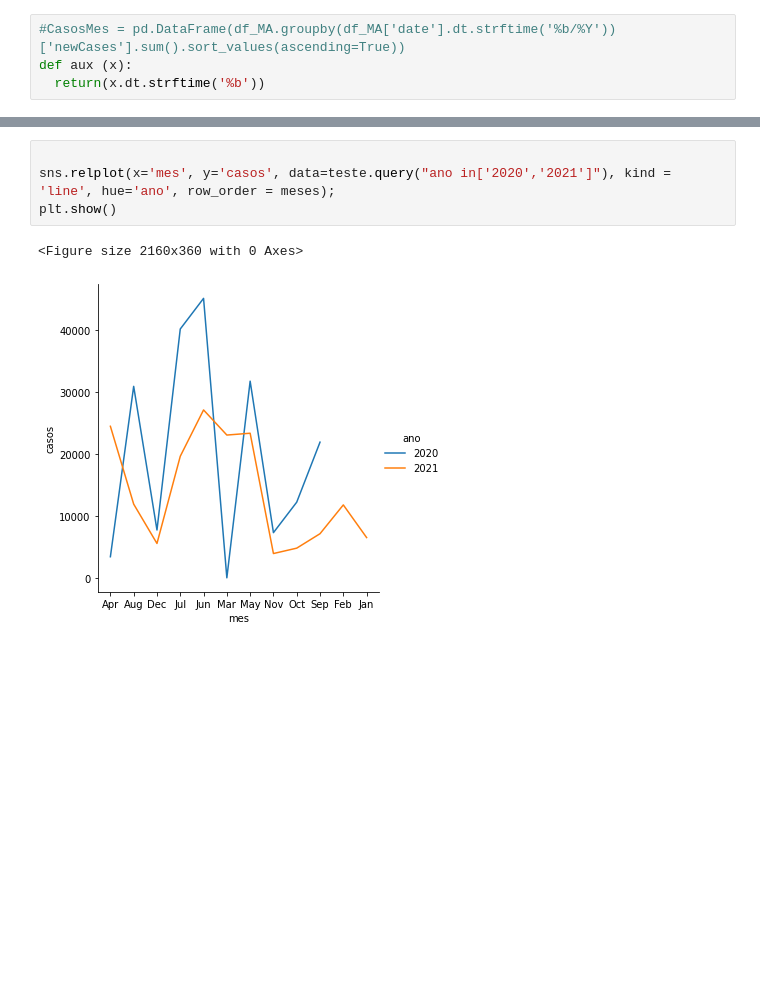
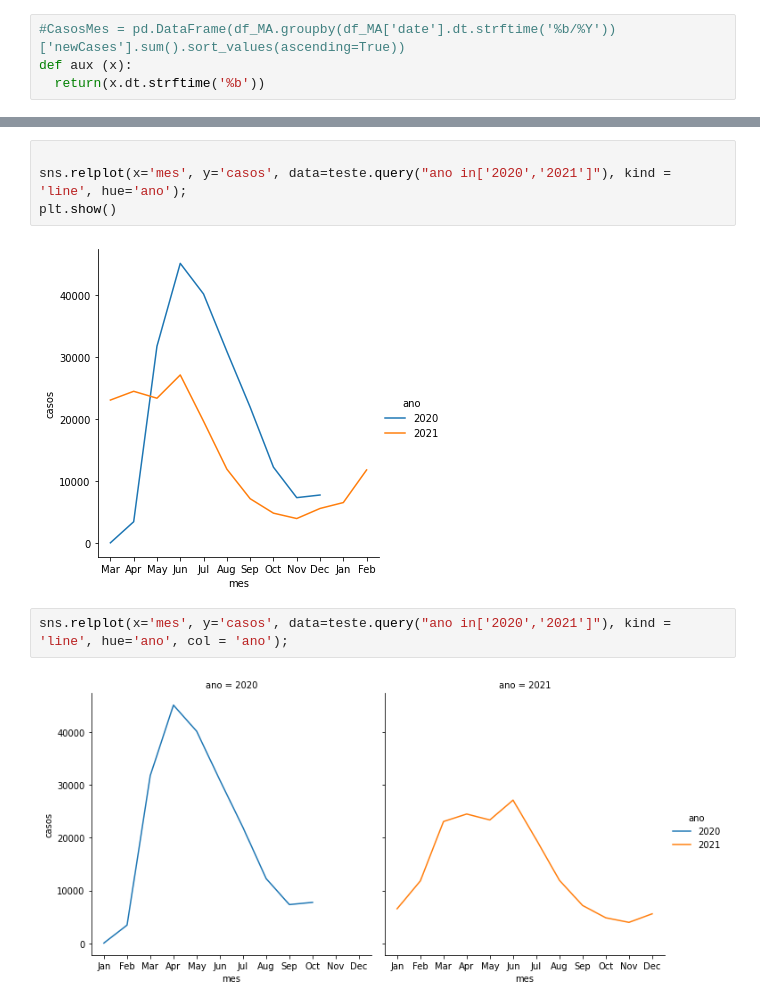
Before and after one commit to jamescp/python, a Jupyter notebook: AnaliseCovid.ipynb, the cells around one changed output, grey strips where cells are left out. Cells and saved outputs as stored; diff of their text form; blank space fills up the shorter version.

```diff
--- a/AnaliseCovid.ipynb
+++ b/AnaliseCovid.ipynb
@@ -125,9 +99,12 @@ plt.show()
 # %%
 
-sns.relplot(x='mes', y='casos', data=teste.query("ano in['2020','2021']"), kind = 'line', hue='ano', row_order = meses);
+sns.relplot(x='mes', y='casos', data=teste.query("ano in['2020','2021']"), kind = 'line', hue='ano');
 plt.show()
 # %% [output]
-<Figure size 2160x360 with 0 Axes>
-[figure, old version]
+[figure, new version]
+# %%
+sns.relplot(x='mes', y='casos', data=teste.query("ano in['2020','2021']"), kind = 'line', hue='ano', col = 'ano');
+# %% [output]
+[figure, added]
 # %%
 sns.relplot(x='mes', y='obitos', data=teste.query("ano in['2020','2021']"), kind = 'line', hue='ano', sort = False, col = 'ano');
```
Also changed, not shown: parts of 10 cells of this notebook.
